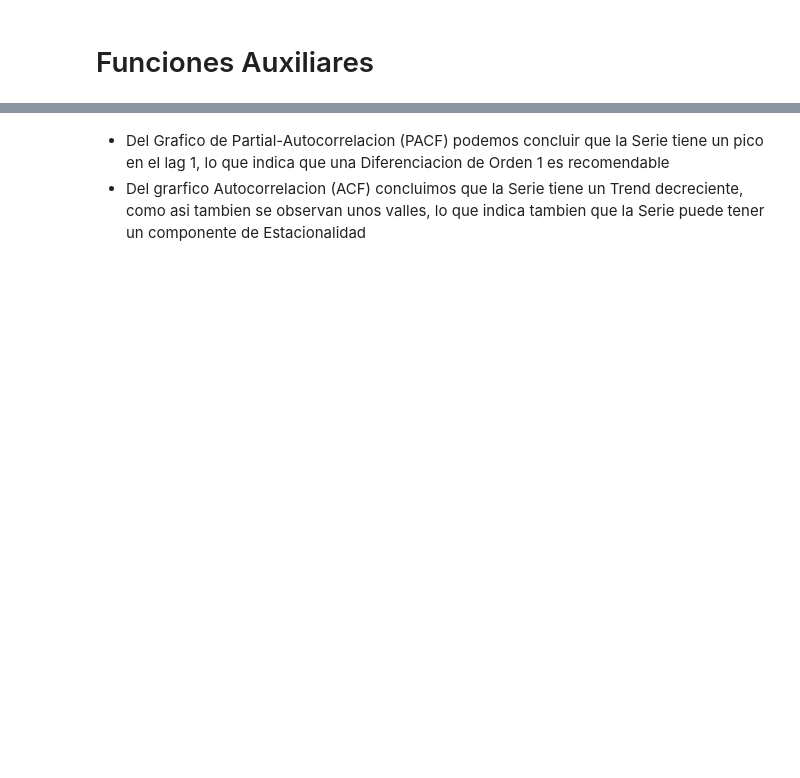
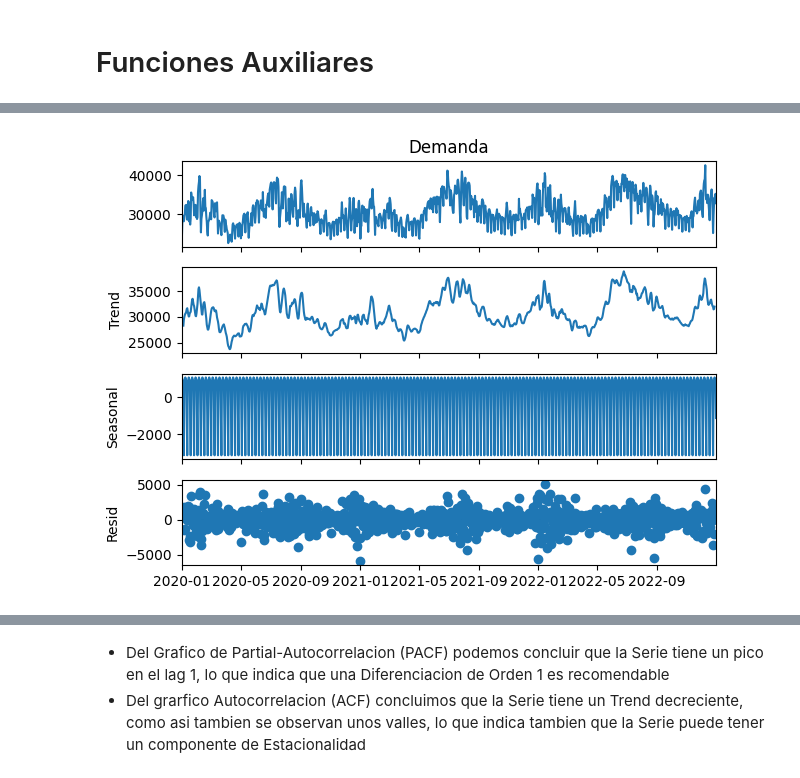
Before and after one commit to AndresMontesDeOca/TimeSeries, a Jupyter notebook: TP1_Ale_v2.ipynb, the cells around one changed output, grey strips where cells are left out. Cells and saved outputs as stored; diff of their text form; code cells hidden in the pictures; blank space fills up the shorter version.

```diff
--- a/TP1_Ale_v2.ipynb
+++ b/TP1_Ale_v2.ipynb
@@ -440,0 +456,7 @@ def diferenciacion(y):
+# %%
+# Since we have daily data, let's assume a weekly seasonality for demonstration
+decompose_demanda = seasonal_decompose(data['Demanda'], model='additive', period=7)
+decompose_demanda.plot()
+plt.show()
+# %% [output]
+[figure, added]
```
Also changed, not shown: parts of 12 cells of this notebook.
